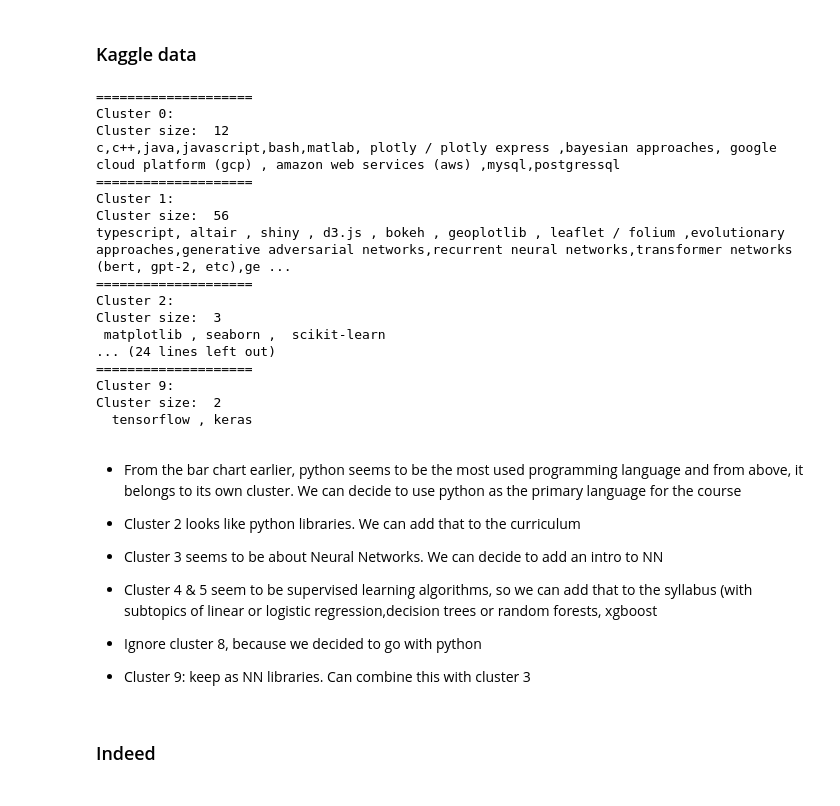
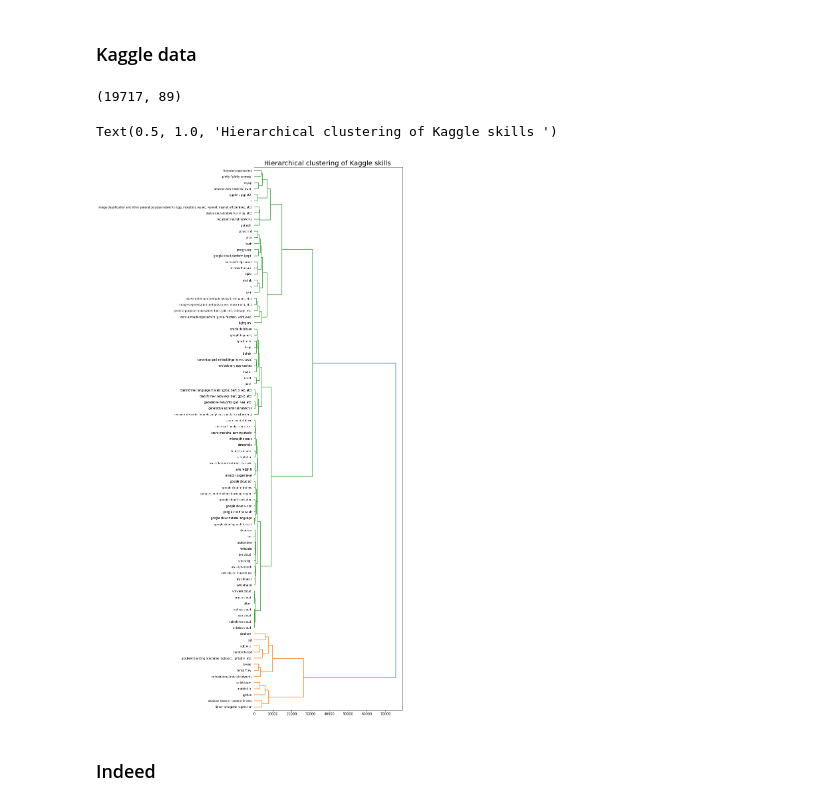
Before and after one commit to atkinssamuel/EdTech, a Jupyter notebook: 2-DS-program-design/2-MIE-program_curriculum-design.ipynb, the cells around one changed output. Drawn from its saved outputs; the diff is of its cells as text; code cells hidden in the pictures.

```diff
--- a/2-DS-program-design/2-MIE-program_curriculum-design.ipynb
+++ b/2-DS-program-design/2-MIE-program_curriculum-design.ipynb
@@ -84,34 +38,31 @@ def run_clustering(df, n_clusters):
-# %%
-run_clustering(kaggle_skills, 10)
-# %% [output]
-====================
-Cluster 0:
-Cluster size:  12
-c,c++,java,javascript,bash,matlab, plotly / plotly express ,bayesian approaches, google cloud platform (gcp) , amazon web services (aws) ,mysql,postgressql
-====================
-Cluster 1:
-Cluster size:  56
-typescript, altair , shiny , d3.js , bokeh , geoplotlib , leaflet / folium ,evolutionary approaches,generative adversarial networks,recurrent neural networks,transformer networks (bert, gpt-2, etc),ge ...
-====================
-Cluster 2:
-Cluster size:  3
- matplotlib , seaborn ,  scikit-learn
-... (24 lines left out)
-====================
-Cluster 9:
-Cluster size:  2
-  tensorflow , keras
-# %% [markdown]
-* From the bar chart earlier, python seems to be the most used programming language and from above, it belongs to its own cluster. We can decide to use python as the primary language for the course
-
-* Cluster 2 looks like python libraries. We can add that to the curriculum
-
-* Cluster 3 seems to be about Neural Networks. We can decide to add an intro to NN
-
-* Cluster 4 & 5 seem to be supervised learning algorithms, so we can add that to the syllabus (with subtopics of linear or logistic regression,decision trees or random forests, xgboost
-
-* Ignore cluster 8, because we decided to go with python
-
-* Cluster 9: keep as NN libraries. Can combine this with cluster 3
+# %%
+kaggle_skills.shape
+# %% [output]
+(19717, 89)
+# %%
+df=kaggle_skills.T
+cos_similarity_matrix=df.dot(df.T)
+# %%
+from scipy.cluster.hierarchy import dendrogram, linkage
+from sklearn.metrics import pairwise_distances
+
+Z = linkage(cos_similarity_matrix, method='ward', metric='euclidean')
+fig = plt.figure(figsize=(8, 30))
+
+# First define the leaf label function.
+n=kaggle_skills.shape[1]
+labels=cos_similarity_matrix.columns.values.tolist()
+def llf(id):
+    if id < n:
+        return labels[id]
+
+# The text for the leaf nodes is going to be big so force
+# a rotation of 90 degrees.
+dendrogram(Z, orientation='right', leaf_label_func=llf,leaf_font_size=8)
+
+plt.title("Hierarchical clustering of Kaggle skills ",fontsize=20)
+# %% [output]
+Text(0.5, 1.0, 'Hierarchical clustering of Kaggle skills ')
+[figure, added]
 # %% [markdown]
 ### Indeed
```
Also changed, not shown: parts of 20 cells of this notebook.
